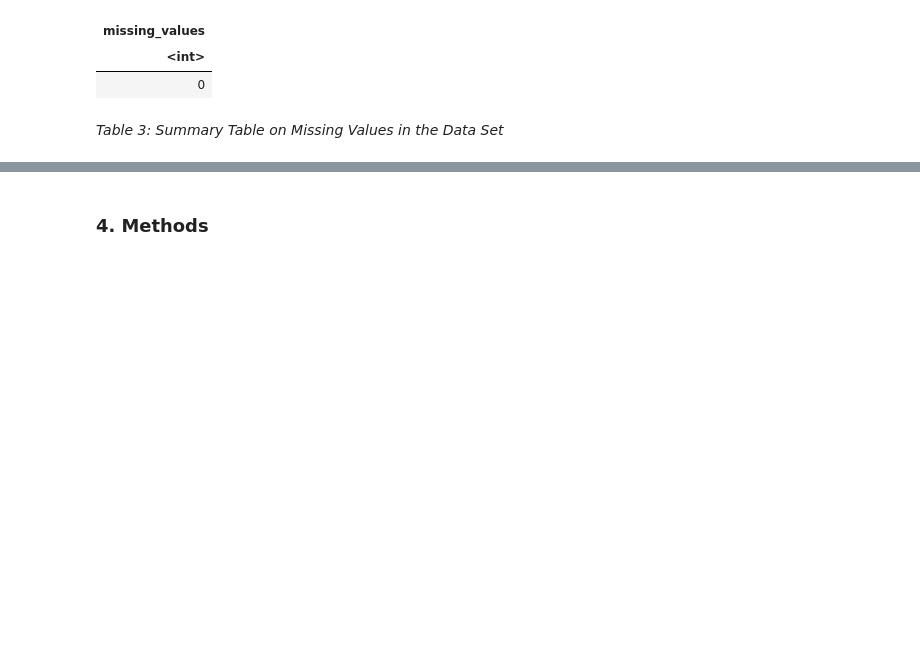
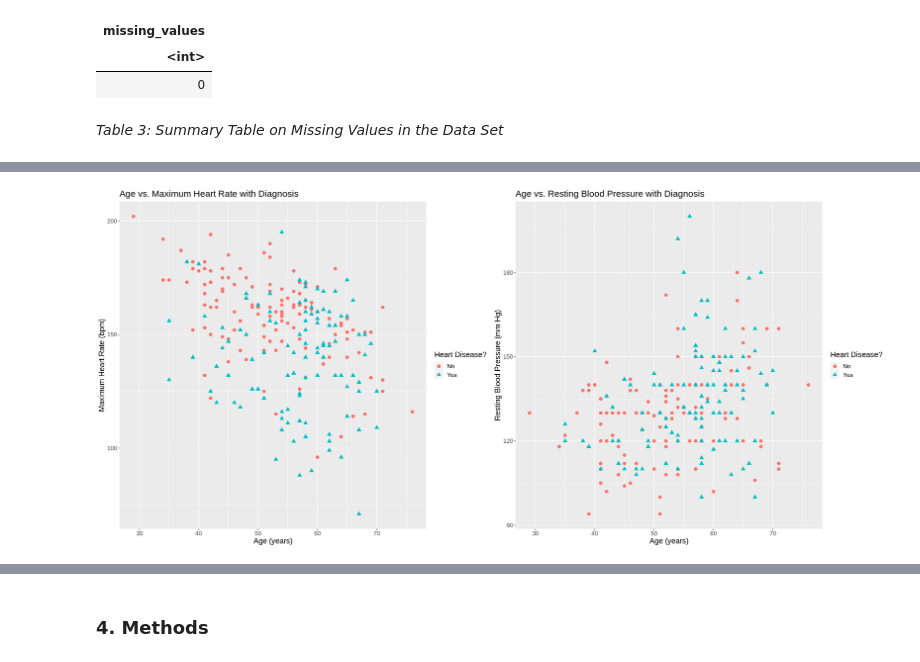
Before and after one commit to a-wang27/DSCI-100, a Jupyter notebook: project_proposal.ipynb, the cells around one changed output, grey strips where cells are left out. Cells and saved outputs as stored; diff of their text form; code cells hidden in the pictures; blank space fills up the shorter version.

```diff
--- a/project_proposal.ipynb
+++ b/project_proposal.ipynb
@@ -64,0 +71,18 @@ A tibble: 33907 × 17
+# %%
+# cleaning the data
+tidy_heart_data <- heart_data |>
+    rename(diagnosis = num,
+           max_heart_rate = thalach,
+           blood_pressure = trestbps) |>
+    mutate(diagnosis = as_factor(diagnosis),
+           diagnosis = case_when(diagnosis %in% c(1, 2, 3, 4) ~ "Yes", diagnosis %in% 0 ~ "No")) |>
+    select(age, max_heart_rate, blood_pressure, diagnosis)
+
+# splitting the data
+heart_split <- initial_split(tidy_heart_data,
+                            prop = 0.75,
+                            strata = diagnosis)
+heart_train <- training(heart_split)
+heart_test <- testing(heart_split)
+
+heart_train
@@ -101,0 +141,28 @@ distribution_plot
+# %%
+# creating a summary visualization
+options(repr.plot.width = 22, repr.plot.height = 10)
+
+age_vs_hr <- heart_train |>
+    ggplot(aes(x = age, y = max_heart_rate, color = diagnosis, shape = diagnosis)) +
+    geom_point(size = 3) +
+    labs(x = "Age (years)",
+         y = "Maximum Heart Rate (bpm)",
+         color = "Heart Disease?",
+         shape = "Heart Disease?") +
+    ggtitle("Age vs. Maximum Heart Rate with Diagnosis") +
+    theme(text = element_text(size = 15))
+
+age_vs_bp <- heart_train |>
+    ggplot(aes(x = age, y = blood_pressure, color = diagnosis, shape = diagnosis)) +
+    geom_point(size = 3) +
+    labs(x = "Age (years)",
+         y = "Resting Blood Pressure (mm Hg)",
+         color = "Heart Disease?",
+         shape = "Heart Disease?") +
+    ggtitle("Age vs. Resting Blood Pressure with Diagnosis") +
+    theme(text = element_text(size = 15))
+
+plot_grid(age_vs_hr, age_vs_bp,
+          label_size = 10)
+# %% [output]
+[figure, added]
```
Also changed, not shown: parts of 23 cells of this notebook.
